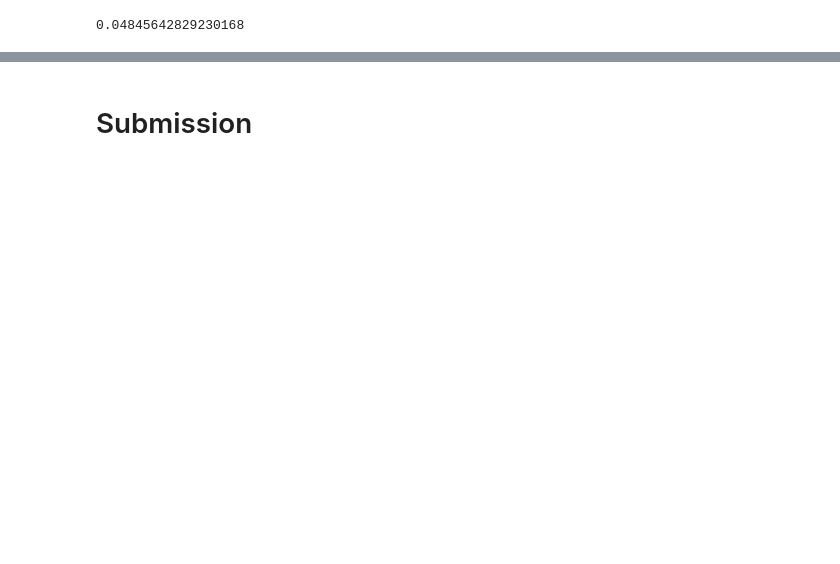
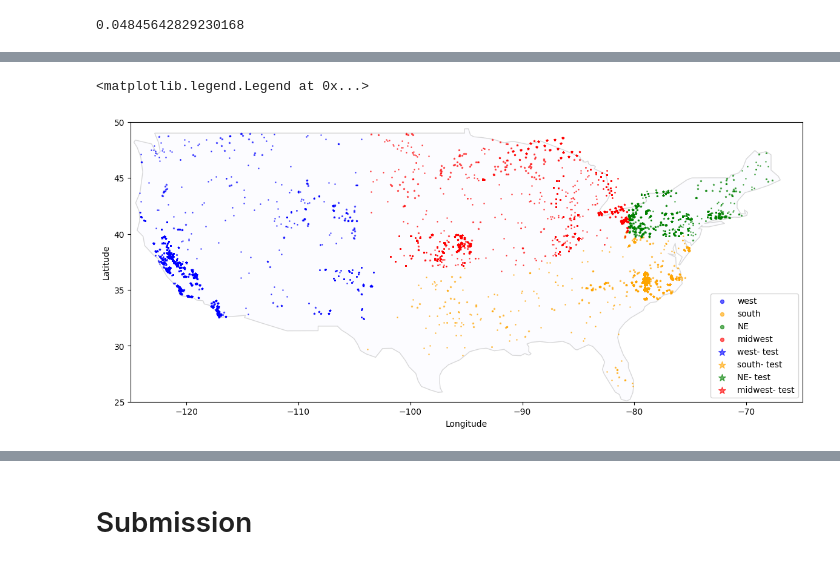
Before and after one commit to k-loki/Algal-bloom-Identification, a Jupyter notebook: notebooks/model_mtdata.ipynb, the cells around one changed output, grey strips where cells are left out. Saved outputs shown, nothing was run; the diff lists cells and outputs as text; code cells hidden in the pictures; blank space fills up the shorter version.

```diff
--- a/notebooks/model_mtdata.ipynb
+++ b/notebooks/model_mtdata.ipynb
@@ -700,0 +955,3 @@ dtype: float64
+# %%
+for row in tqdm(test_data.itertuples(), total=test_data.shape[0]):
+    test_data.loc[row.Index, 'guess1'] = make_guess2(row, tr_data=train_data, n_times_called=test_calls)
@@ -700,0 +1359,3 @@ dtype: float64
+# %%
+train_data['location'] = train_data.longitude.astype(str) + train_data.latitude.astype(str)
+train_data.location.value_counts()
@@ -700,0 +1503,8 @@ dtype: float64
+# %%
+#  Check overlap of date and region between train and test set
+
+train_data['date_reg'] = train_data.date.astype(str) + "_" +  train_data.region
+test_data['date_reg'] = test_data.date.astype(str) + "_" +  test_data.region
+val_data['date_reg'] = val_data.date.astype(str) + "_" +  val_data.region
+
+tr_data['date_reg'] = tr_data.date.astype(str) + "_" +  tr_data.region
@@ -700,0 +1716,59 @@ dtype: float64
+# %%
+fig, ax = plt.subplots(figsize=(15, 6))
+
+# map the training data
+base = world[world.name == "United States of America"].plot(
+    edgecolor="gray", color="ghostwhite", figsize=(9, 4), alpha=0.3, ax=ax
+)
+
+# map the region wise data
+wdf = train_data[train_data["region"] == "west"]
+geometry = [Point(xy) for xy in zip(wdf["longitude"], wdf["latitude"])]
+gdf = gpd.GeoDataFrame(wdf, geometry=geometry)
+gdf.plot(ax=base, marker=".", markersize=3, color="blue", label="west", alpha=0.6)
+
+sdf = train_data[train_data["region"] == "south"]
+geometry = [Point(xy) for xy in zip(sdf["longitude"], sdf["latitude"])]
+gdf = gpd.GeoDataFrame(sdf, geometry=geometry)
+gdf.plot(ax=base, marker=".", markersize=3, color="orange", label="south", alpha=0.6)
+
+ndf = train_data[train_data["region"] == "northeast"]
+geometry = [Point(xy) for xy in zip(ndf["longitude"], ndf["latitude"])]
+gdf = gpd.GeoDataFrame(ndf, geometry=geometry)
+gdf.plot(ax=base, marker=".", markersize=3, color="green", label="NE", alpha=0.6)
+
+mwdf = train_data[train_data["region"] == "midwest"]
+geometry = [Point(xy) for xy in zip(mwdf["longitude"], mwdf["latitude"])]
+gdf = gpd.GeoDataFrame(mwdf, geometry=geometry)
+gdf.plot(ax=base, marker=".", markersize=3, color="red", label="midwest", alpha=0.6)
+
+# test region wise data
+wdf_test = test_data[test_data["region"] == "west"]
+geometry = [Point(xy) for xy in zip(wdf_test["longitude"], wdf_test["latitude"])]
+gdf = gpd.GeoDataFrame(wdf_test, geometry=geometry)
+gdf.plot(ax=base, marker="*", markersize=3, color="blue", label="west- test", alpha=0.6)
+
+sdf_test = test_data[test_data["region"] == "south"]
+geometry = [Point(xy) for xy in zip(sdf_test["longitude"], sdf_test["latitude"])]
+gdf = gpd.GeoDataFrame(sdf_test, geometry=geometry)
+gdf.plot(ax=base, marker="*", markersize=3, color="orange", label="south- test", alpha=0.6)
+
+ndf_test = test_data[test_data["region"] == "northeast"]
+geometry = [Point(xy) for xy in zip(ndf_test["longitude"], ndf_test["latitude"])]
+gdf = gpd.GeoDataFrame(ndf_test, geometry=geometry)
+gdf.plot(ax=base, marker="*", markersize=3, color="green", label="NE- test", alpha=0.6)
+
+mwdf_test = test_data[test_data["region"] == "midwest"]
+geometry = [Point(xy) for xy in zip(mwdf_test["longitude"], mwdf_test["latitude"])]
+gdf = gpd.GeoDataFrame(mwdf_test, geometry=geometry)
+gdf.plot(ax=base, marker="*", markersize=3, color="red", label="midwest- test", alpha=0.6)
+
+
+plt.xlabel("Longitude")
+plt.ylabel("Latitude")
+plt.xlim([-125, -65])
+plt.ylim([25, 50])
+plt.legend(loc=4, markerscale=5)
+# %% [output]
+<matplotlib.legend.Legend at 0x...>
+[figure, added]
```
Also changed, not shown: parts of 125 cells of this notebook.
